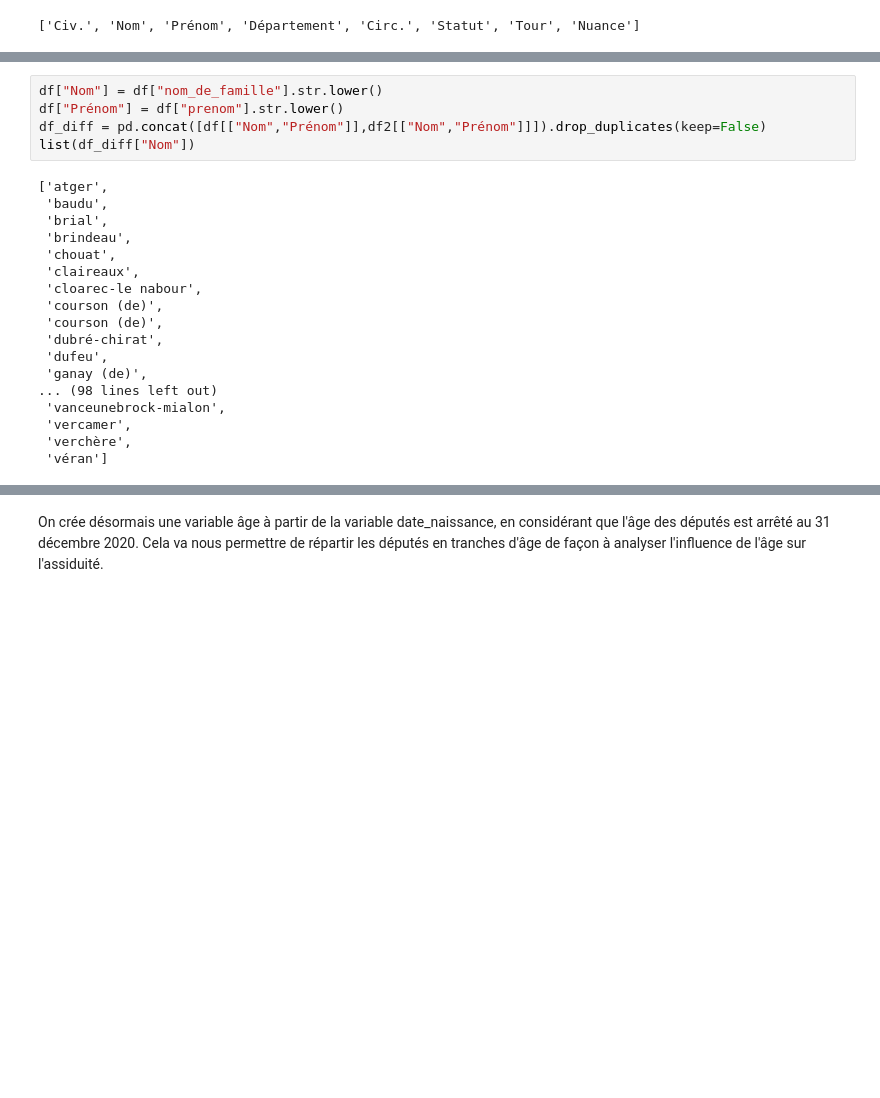
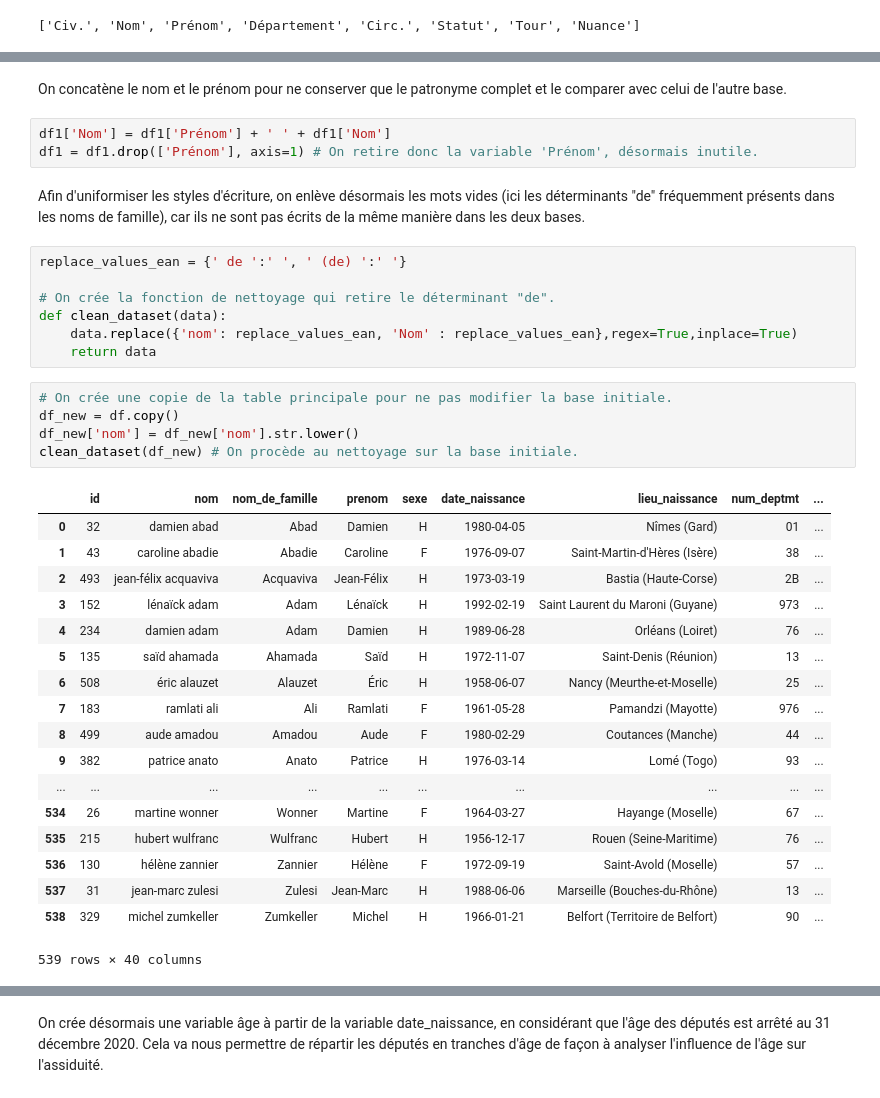
Before and after one commit to APlamont/AssemblyAttendance, a Jupyter notebook: Code/Projet Python pour le Data Scientist.ipynb, the cells around one changed output, grey strips where cells are left out. Saved outputs shown, nothing was run; the diff lists cells and outputs as text; blank space fills up the shorter version.

```diff
--- a/Code/Projet Python pour le Data Scientist.ipynb
+++ b/Code/Projet Python pour le Data Scientist.ipynb
@@ -100,23 +124,38 @@ On constate que notre table webscrappée comporte plus de députés : il nous fa
-# %%
-df["Nom"] = df["nom_de_famille"].str.lower()
-df["Prénom"] = df["prenom"].str.lower()
-df_diff = pd.concat([df[["Nom","Prénom"]],df2[["Nom","Prénom"]]]).drop_duplicates(keep=False)
-list(df_diff["Nom"])
-# %% [output]
-['atger',
- 'baudu',
- 'brial',
- 'brindeau',
- 'chouat',
- 'claireaux',
- 'cloarec-le nabour',
- 'courson (de)',
- 'courson (de)',
- 'dubré-chirat',
- 'dufeu',
- 'ganay (de)',
-... (98 lines left out)
- 'vanceunebrock-mialon',
- 'vercamer',
- 'verchère',
- 'véran']
+# %% [markdown]
+On concatène le nom et le prénom pour ne conserver que le patronyme complet et le comparer avec celui de l'autre base.
+# %%
+df1['Nom'] = df1['Prénom'] + ' ' + df1['Nom']
+df1 = df1.drop(['Prénom'], axis=1) # On retire donc la variable 'Prénom', désormais inutile.
+# %% [markdown]
+Afin d'uniformiser les styles d'écriture, on enlève désormais les mots vides (ici les déterminants "de" fréquemment présents dans les noms de famille), car ils ne sont pas écrits de la même manière dans les deux bases.
+# %%
+replace_values_ean = {' de ':' ', ' (de) ':' '}
+
+# On crée la fonction de nettoyage qui retire le déterminant "de".
+def clean_dataset(data):
+    data.replace({'nom': replace_values_ean, 'Nom' : replace_values_ean},regex=True,inplace=True)
+    return data
+# %%
+# On crée une copie de la table principale pour ne pas modifier la base initiale.
+df_new = df.copy()
+df_new['nom'] = df_new['nom'].str.lower()
+clean_dataset(df_new) # On procède au nettoyage sur la base initiale.
+# %% [output]
+|  | id | nom | nom_de_famille | prenom | sexe | date_naissance | lieu_naissance | num_deptmt | ... |
+| 0 | 32 | damien abad | Abad | Damien | H | 1980-04-05 | Nîmes (Gard) | 01 | ... |
+| 1 | 43 | caroline abadie | Abadie | Caroline | F | 1976-09-07 | Saint-Martin-d'Hères (Isère) | 38 | ... |
+| 2 | 493 | jean-félix acquaviva | Acquaviva | Jean-Félix | H | 1973-03-19 | Bastia (Haute-Corse) | 2B | ... |
+| 3 | 152 | lénaïck adam | Adam | Lénaïck | H | 1992-02-19 | Saint Laurent du Maroni (Guyane) | 973 | ... |
+| 4 | 234 | damien adam | Adam | Damien | H | 1989-06-28 | Orléans (Loiret) | 76 | ... |
+| 5 | 135 | saïd ahamada | Ahamada | Saïd | H | 1972-11-07 | Saint-Denis (Réunion) | 13 | ... |
+| 6 | 508 | éric alauzet | Alauzet | Éric | H | 1958-06-07 | Nancy (Meurthe-et-Moselle) | 25 | ... |
+| 7 | 183 | ramlati ali | Ali | Ramlati | F | 1961-05-28 | Pamandzi (Mayotte) | 976 | ... |
+| 8 | 499 | aude amadou | Amadou | Aude | F | 1980-02-29 | Coutances (Manche) | 44 | ... |
+| 9 | 382 | patrice anato | Anato | Patrice | H | 1976-03-14 | Lomé (Togo) | 93 | ... |
+| ... | ... | ... | ... | ... | ... | ... | ... | ... | ... |
+| 534 | 26 | martine wonner | Wonner | Martine | F | 1964-03-27 | Hayange (Moselle) | 67 | ... |
+| 535 | 215 | hubert wulfranc | Wulfranc | Hubert | H | 1956-12-17 | Rouen (Seine-Maritime) | 76 | ... |
+| 536 | 130 | hélène zannier | Zannier | Hélène | F | 1972-09-19 | Saint-Avold (Moselle) | 57 | ... |
+| 537 | 31 | jean-marc zulesi | Zulesi | Jean-Marc | H | 1988-06-06 | Marseille (Bouches-du-Rhône) | 13 | ... |
+| 538 | 329 | michel zumkeller | Zumkeller | Michel | H | 1966-01-21 | Belfort (Territoire de Belfort) | 90 | ... |
+539 rows × 40 columns
```
Also changed, not shown: parts of 42 cells of this notebook.
